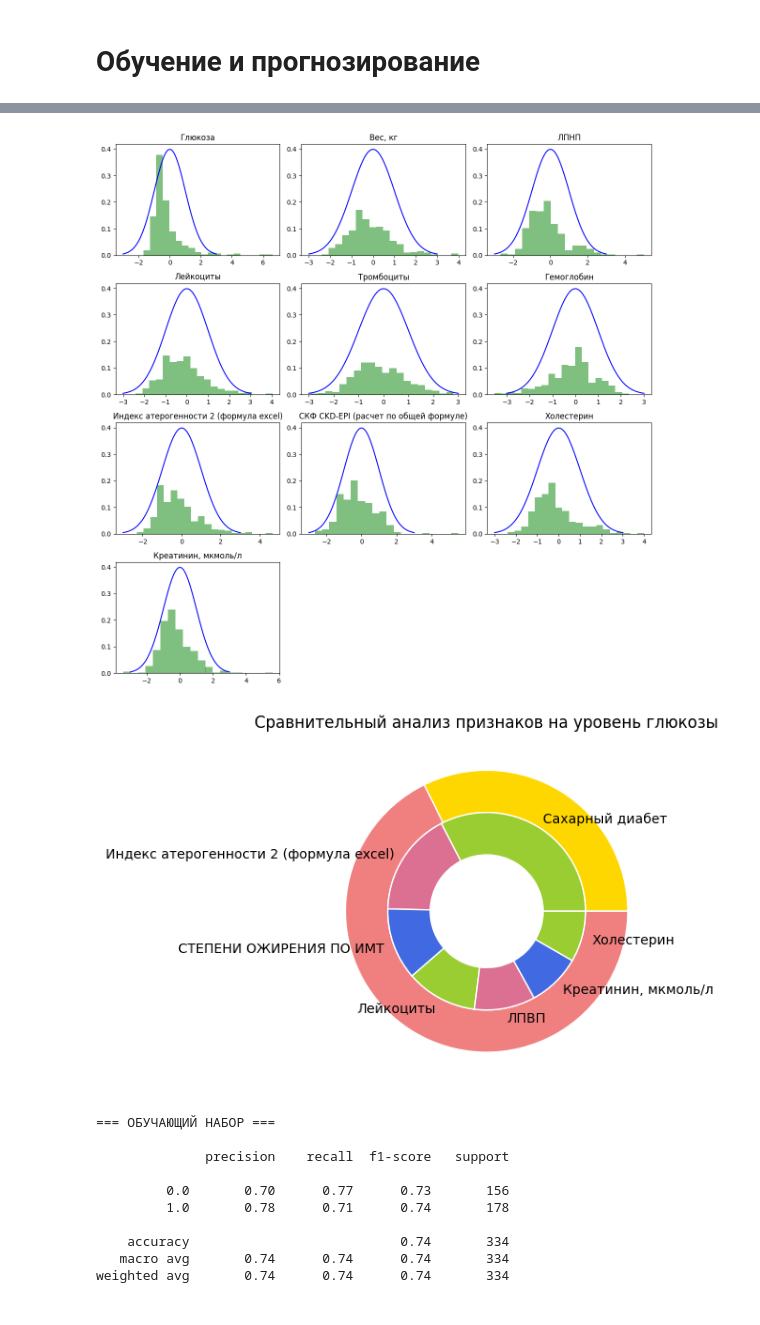
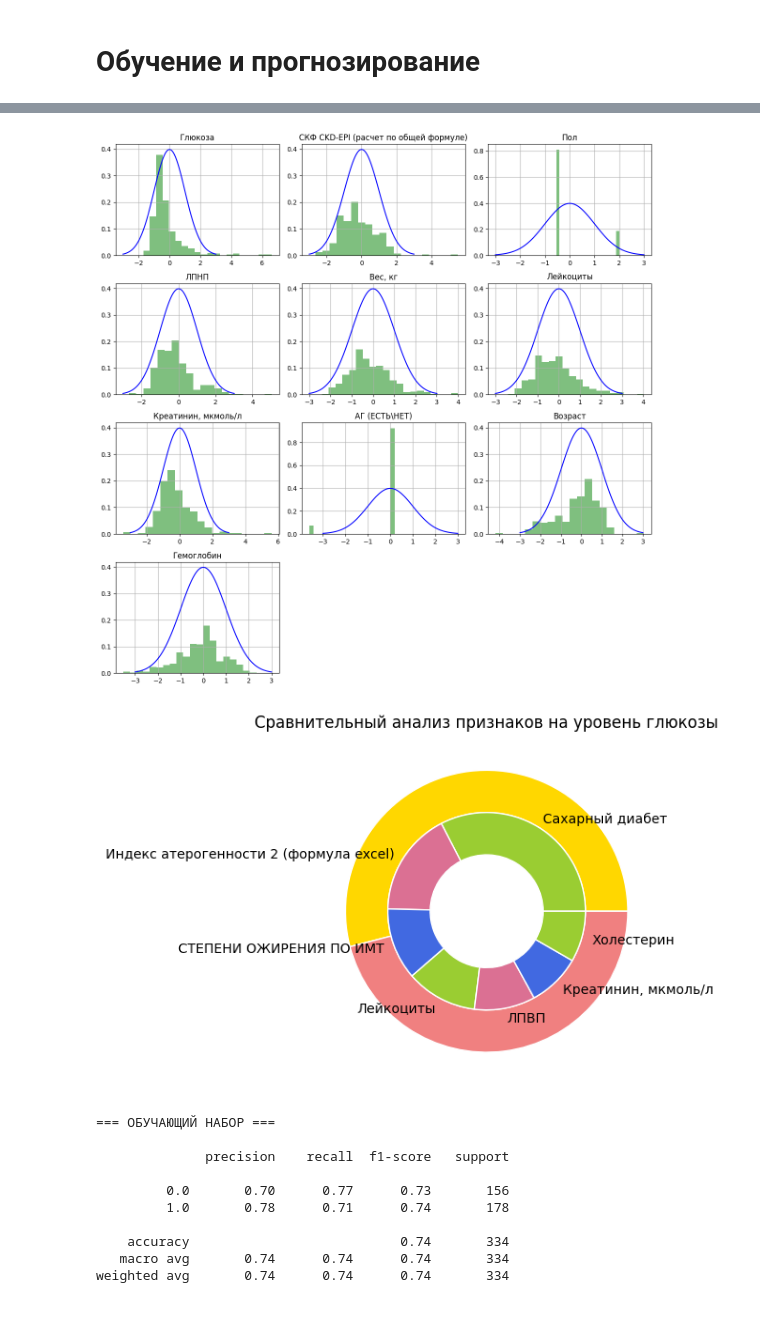
Before and after one commit to Antoha2024/DiplomProductStar, a Jupyter notebook: DS47_diabetes_ds_antipov.ipynb, the cells around one changed output, grey strips where cells are left out. Saved outputs shown, nothing was run; the diff lists cells and outputs as text; code cells hidden in the pictures.

```diff
--- a/DS47_diabetes_ds_antipov.ipynb
+++ b/DS47_diabetes_ds_antipov.ipynb
@@ -294,3 +284,32 @@ def perform_t_tests(df, target_column):
                 }
 
     return results
+# %%
+# Список важных признаков
+results = perform_t_tests(selected_df, target_col)
+final_results = pd.DataFrame(results).T
+important_features = final_results.index.to_list()
+
+# Количество строк и столбцов сетки графиков
+num_rows = int(np.ceil(len(important_features)/3))
+num_cols = min(len(important_features), 3)
+
+# Создаём сетку графиков
+fig, axes = plt.subplots(num_rows, num_cols, figsize=(15, 5 * num_rows))
+
+for i, feature in enumerate(important_features):
+    row_idx = i // num_cols
+    col_idx = i % num_cols
+
+    # Диаграмма рассеяния с цветовым выделением классов
+    sns.scatterplot(data=selected_df, x=feature, y=target_col, hue=target_col, palette=["blue", "orange"], ax=axes[row_idx, col_idx])
+    axes[row_idx, col_idx].set_title(feature)
+    axes[row_idx, col_idx].legend(title='Сахарный диабет', labels=['нет', 'есть'])
+
+# Скрываем лишние панели, если они есть
+if len(important_features) % num_cols > 0:
+    for j in range((len(important_features) % num_cols), num_cols):
+        fig.delaxes(axes[-1, j])
+
+plt.tight_layout()
+plt.show()
@@ -326,10 +347,10 @@ final_results
 X_train_scaled_df = pd.DataFrame(data=X_train_scaled, columns=X.columns)
 
 # Объединяем признаки и цели
-df = pd.concat([X_train_scaled_df, y_train], axis=1)
+df_common = pd.concat([X_train_scaled_df, y_train], axis=1)
 
 # Топ-10 признаков по важности
-important_features = importance_df['Feature'].iloc[:10].tolist()
+important_features = coef_df['Feature'].iloc[:10].tolist()
 
 # Определим количество рядов и столбцов динамически
 num_rows = int(np.ceil(len(important_features)/3))
@@ -342,40 +363,43 @@ for idx, col_name in enumerate(important_features):
     row_idx = idx // num_cols
     col_idx = idx % num_cols
 
-    data = df[col_name].dropna()  # Игнорируем NaN-значения
+    data = df_common[col_name].dropna()  # Игнорируем NaN-значения
     mu = data.mean()
     sigma = data.std()
 
     # Генерация точек для графика
     x = np.linspace(mu - 3*sigma, mu + 3*sigma, 100)
     pdf = stats.norm.pdf(x, loc=mu, scale=sigma)
 
     # Кривая нормального распределения
     sns.lineplot(x=x, y=pdf, color='b', ax=axes[row_idx, col_idx])
 
     # Столбчатая диаграмма реальных данных
     bins = np.histogram_bin_edges(data, bins=20)
     counts, bin_edges = np.histogram(data, bins=bins)
     bar_width = bin_edges[1] - bin_edges[0]
     axes[row_idx, col_idx].bar(bin_edges[:-1], counts / len(data), width=bar_width, alpha=0.5, color='green')
 
+    # Включаем сетку на подграфиках
+    axes[row_idx, col_idx].grid(True)
+
     # Настройки подписей и оформления
     axes[row_idx, col_idx].set_title(col_name)
     axes[row_idx, col_idx].set_xlabel('')
     axes[row_idx, col_idx].set_ylabel('')
 
 # Удаляем неиспользованные subplots
 if len(important_features) % num_cols > 0:
     for j in range((len(important_features) % num_cols), num_cols):
         fig.delaxes(axes[num_rows-1, j])
 
 plt.tight_layout(pad=1.0)
 plt.show()
 # %% [output]
-[figure, old version]
+[figure, new version]
 # %%
 # Выберите семь главных признаков (количество совпадает с длиной significant_features)
-top_feature = importance_df.iloc[:10]
+top_feature = coef_df.iloc[:10]
 
 # Фильтруем признаки с высоким влиянием на глюкозу
 significant_features = glucose_corr[glucose_corr >= 0.1]
@@ -409,7 +433,7 @@ ax.set_aspect("equal")
 plt.title('Cравнительный анализ признаков на уровень глюкозы', fontsize=12)
 plt.show()
 # %% [output]
-[figure, old version]
+[figure, new version]
 # %%
 # Настройка логистической регрессии с L1-регуляризацией
 model = LogisticRegression(penalty='l1', solver='liblinear', max_iter=1000, random_state=654321)
```
Also changed, not shown: parts of 7 cells of this notebook.
